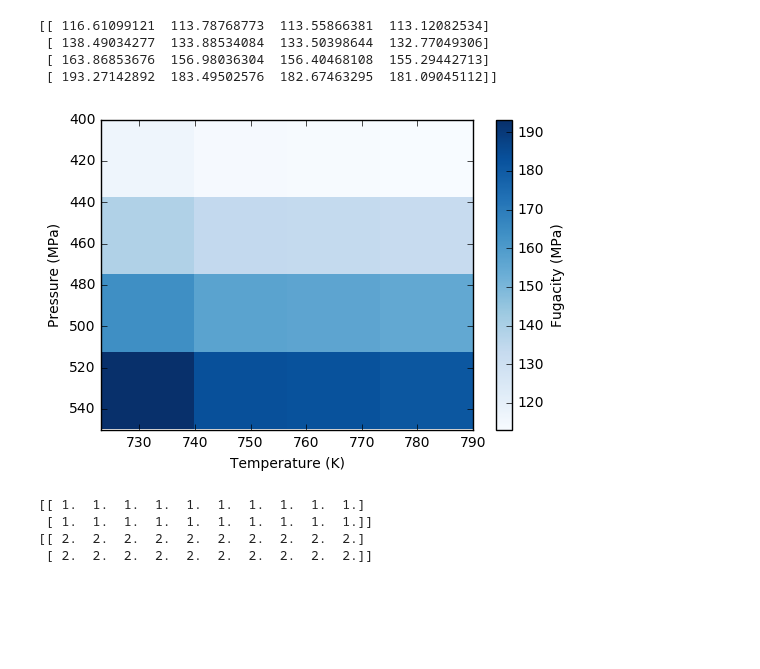
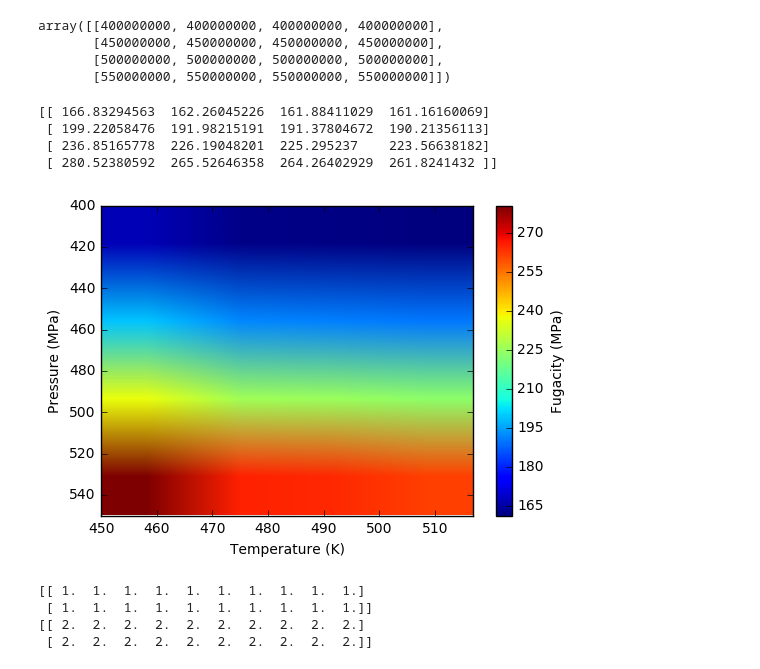
Before and after one commit to usgs/gmeg-shearzone-flowstress, a Jupyter notebook: grids.ipynb, the cells around one changed output. Saved outputs shown, nothing was run; the diff lists cells and outputs as text; code cells hidden in the pictures; blank space fills up the shorter version.

Commit message:
working on grid functionallity to fugacity

```diff
--- a/grids.ipynb
+++ b/grids.ipynb
@@ -13,8 +13,8 @@ pressure = [400]
 grain_size = range(3, 35, 3)#range(5,10)#[10,12,13,16,27,29]##[5,6,7,8,9,10,11,12,13,14,15,30] #List of grainsizes
 width = [30]
 # %%
-temperature= 723
-pressure = 400000000
+temperature= 790
+pressure = 550000000
 # %%
 calculate_coefficient_table(temperature)
 print CS
@@ -45,24 +118,35 @@ min(p)
+# %%
+P
+# %% [output]
+array([[400000000, 400000000, 400000000, 400000000],
+       [450000000, 450000000, 450000000, 450000000],
+       [500000000, 500000000, 500000000, 500000000],
+       [550000000, 550000000, 550000000, 550000000]])
 # %%
 t = np.array([723.15, 775, 780, 790])
+tC = K2C(t)
 p = np.array([400000000, 450000000, 500000000, 550000000])
 T, P = np.meshgrid(t,p)
 
+
 fugacity_optimizer_vectorized = np.vectorize(fugacity_optimizer)
+CS_vectorized = np.vectorize(calculate_coefficient_table)
 
-result_array = fugacity_optimizer_vectorized(T, P)
+#CS_vectorized(T)#This is not quite right
+result_array = fugacity_optimizer_vectorized(T,P)
 print(result_array)
 
-im = plt.imshow(result_array, cmap=plt.cm.Blues, interpolation="none", aspect="auto",extent=[min(t),max(t),550, 400])
+im = plt.imshow(result_array, cmap=plt.cm.jet, aspect="auto",extent=[min(tC),max(tC),550, 400])#interpolation="none",
 plt.xlabel('Temperature (K)')
 plt.ylabel('Pressure (MPa)')
 plt.colorbar(im, label='Fugacity (MPa)')
 plt.show()
 # %% [output]
-[[ 116.61099121  113.78768773  113.55866381  113.12082534]
- [ 138.49034277  133.88534084  133.50398644  132.77049306]
- [ 163.86853676  156.98036304  156.40468108  155.29442713]
- [ 193.27142892  183.49502576  182.67463295  181.09045112]]
+[[ 166.83294563  162.26045226  161.88411029  161.16160069]
+ [ 199.22058476  191.98215191  191.37804672  190.21356113]
+ [ 236.85165778  226.19048201  225.295237    223.56638182]
+ [ 280.52380592  265.52646358  264.26402929  261.8241432 ]]
-[figure, old version]
+[figure, new version]
 # %%
 A = np.ones([2, 10])
 print(A)
```
Also changed, not shown: parts of 14 cells of this notebook, 4 other files.
